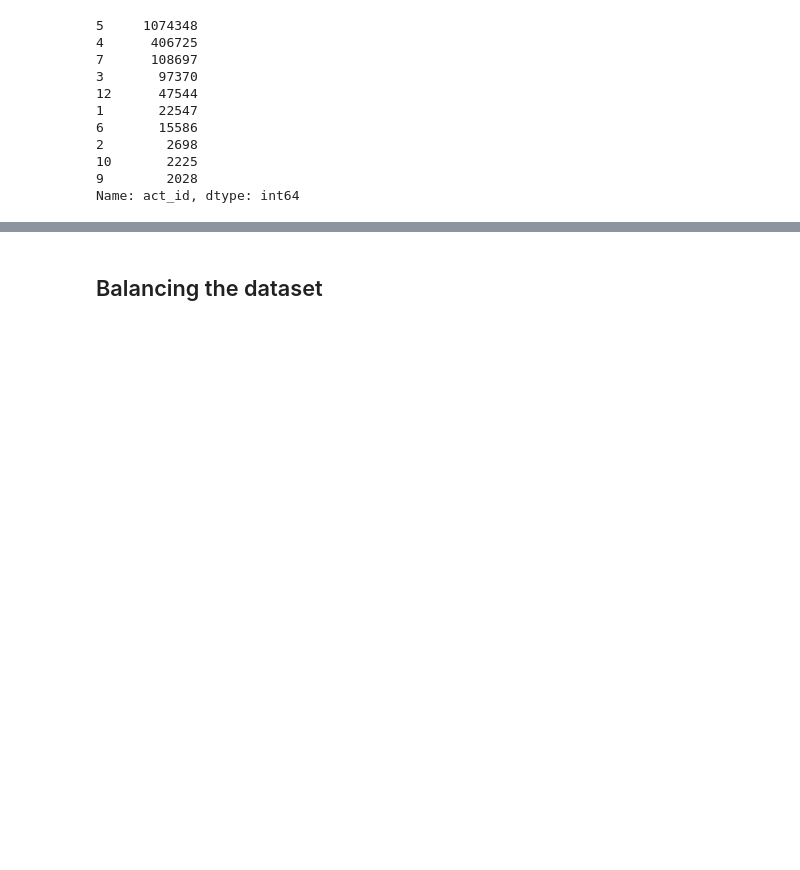
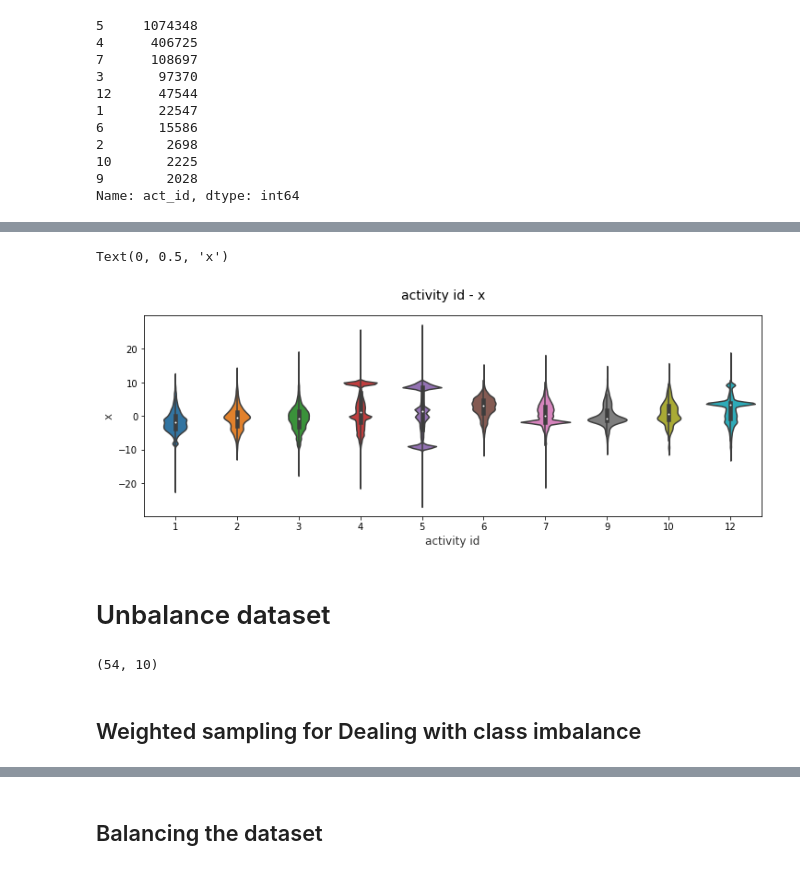
Before and after one commit to SwaksharDeb/Activity-recognition, a Jupyter notebook: HAR_CNN.ipynb, the cells around one changed output, grey strips where cells are left out. Cells and saved outputs as stored; diff of their text form; code cells hidden in the pictures; blank space fills up the shorter version.

```diff
--- a/HAR_CNN.ipynb
+++ b/HAR_CNN.ipynb
@@ -93,0 +103,13 @@ Counter({0: 1074348,
+# %%
+# Violin Plots
+f, (ax) = plt.subplots(1, 1, figsize=(12, 4))
+f.suptitle('activity id - x', fontsize=14)
+
+sns.violinplot(x="act_id", y="x", data=dataset,  ax=ax)
+ax.set_xlabel("activity id",size = 12,alpha=0.8)
+ax.set_ylabel("x",size = 12,alpha=0.8)
+# %% [output]
+Text(0, 0.5, 'x')
+[figure, added]
+# %% [markdown]
+# Unbalance dataset
@@ -93,0 +153,6 @@ Counter({0: 1074348,
+# %%
+np.count_nonzero(y_train == 1), len(np.unique(y_train))
+# %% [output]
+(54, 10)
+# %% [markdown]
+## Weighted sampling for Dealing with class imbalance
```
Also changed, not shown: parts of 77 cells of this notebook.
